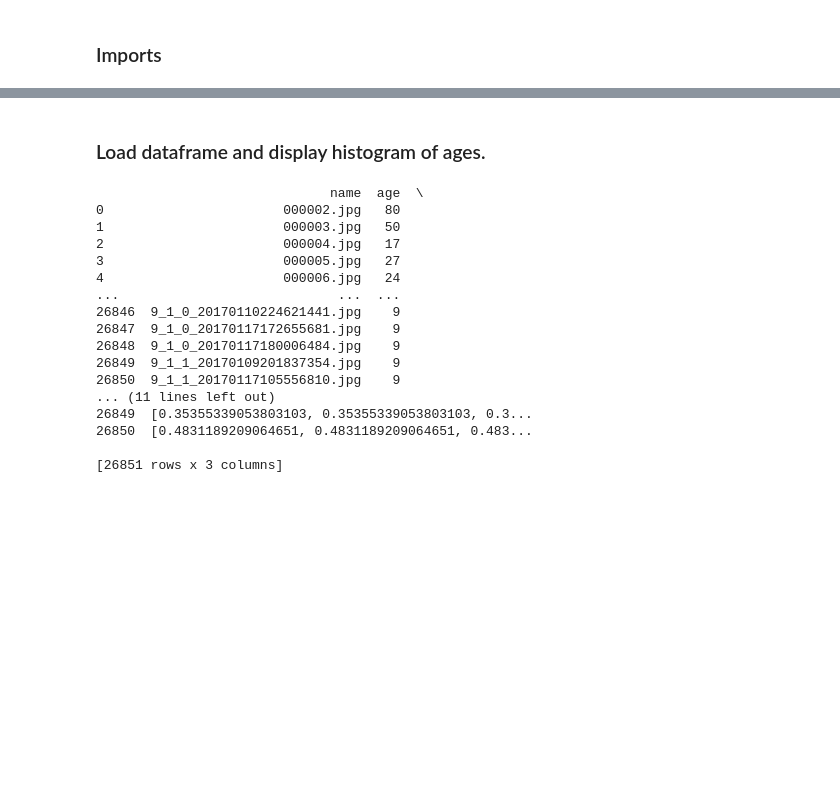
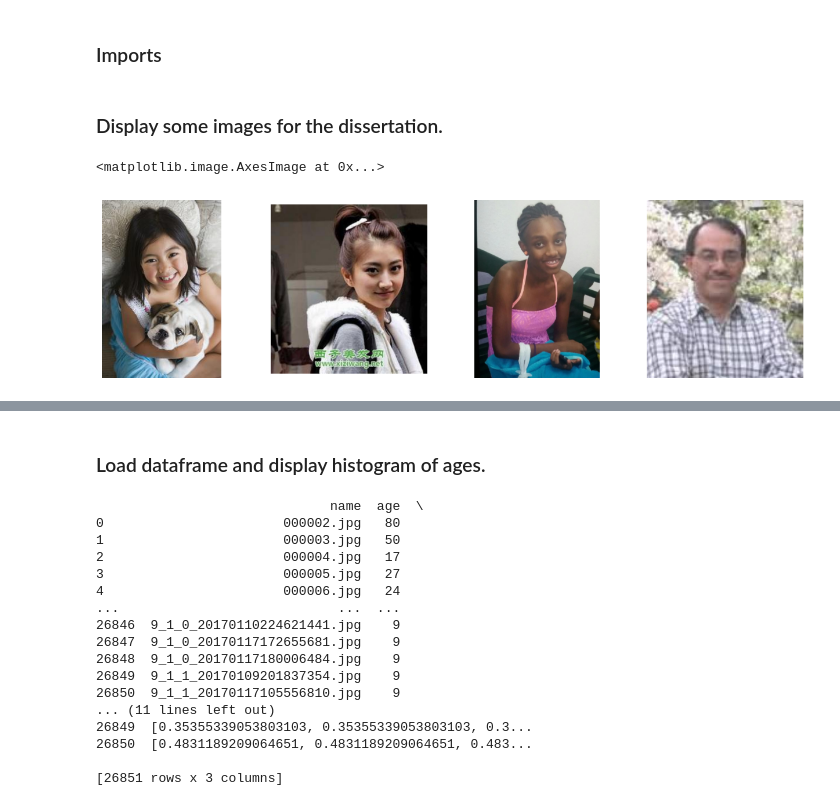
Before and after one commit to AndreiLucianRadulescu/Individual-Project, a Jupyter notebook: src/linear_classifiers_hog.ipynb, the cells around one changed output, grey strips where cells are left out. Drawn from its saved outputs; the diff is of its cells as text; code cells hidden in the pictures; blank space fills up the shorter version.

```diff
--- a/src/linear_classifiers_hog.ipynb
+++ b/src/linear_classifiers_hog.ipynb
@@ -16,3 +16,29 @@ from sklearn.svm import LinearSVC, SVC
 from sklearn.metrics import classification_report, accuracy_score, confusion_matrix, recall_score, precision_score, f1_score
 import os
 import numpy as np
+# %% [markdown]
+### Display some images for the dissertation.
+# %%
+import matplotlib.pyplot as plt
+import matplotlib.image as mpimg
+raw_utk_path = '../data/raw/UTKFaces/'
+
+image1 = mpimg.imread(f'{raw_utk_path}6_1_2_20161219192033227.jpg')
+image2 = mpimg.imread(f'{raw_utk_path}19_1_2_20170104015921814.jpg')
+image3 = mpimg.imread(f'{raw_utk_path}18_1_1_20170109214221868.jpg')
+image4 = mpimg.imread(f'{raw_utk_path}48_0_3_20170119192924313.jpg')
+
+# Create a figure and axis for each subplot
+fig, axs = plt.subplots(1, 4, figsize=(16, 4))  # Adjust the figsize as needed
+
+for ax in axs:
+    ax.axis('off')
+    ax.grid(False)
+# Display each image in its corresponding subplot
+axs[0].imshow(image1)
+axs[1].imshow(image2)
+axs[2].imshow(image3)
+axs[3].imshow(image4)
+# %% [output]
+<matplotlib.image.AxesImage at 0x...>
+[figure, added]
```
Also changed, not shown: parts of 34 cells of this notebook, 4 other files.
